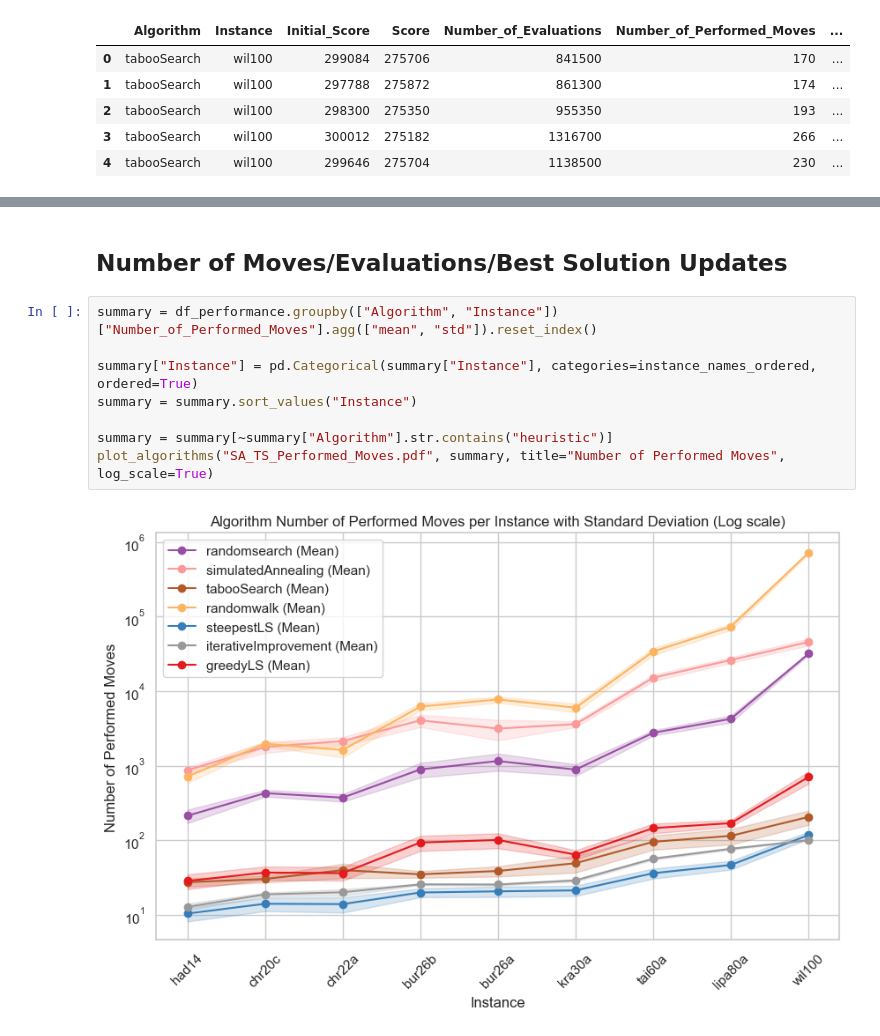
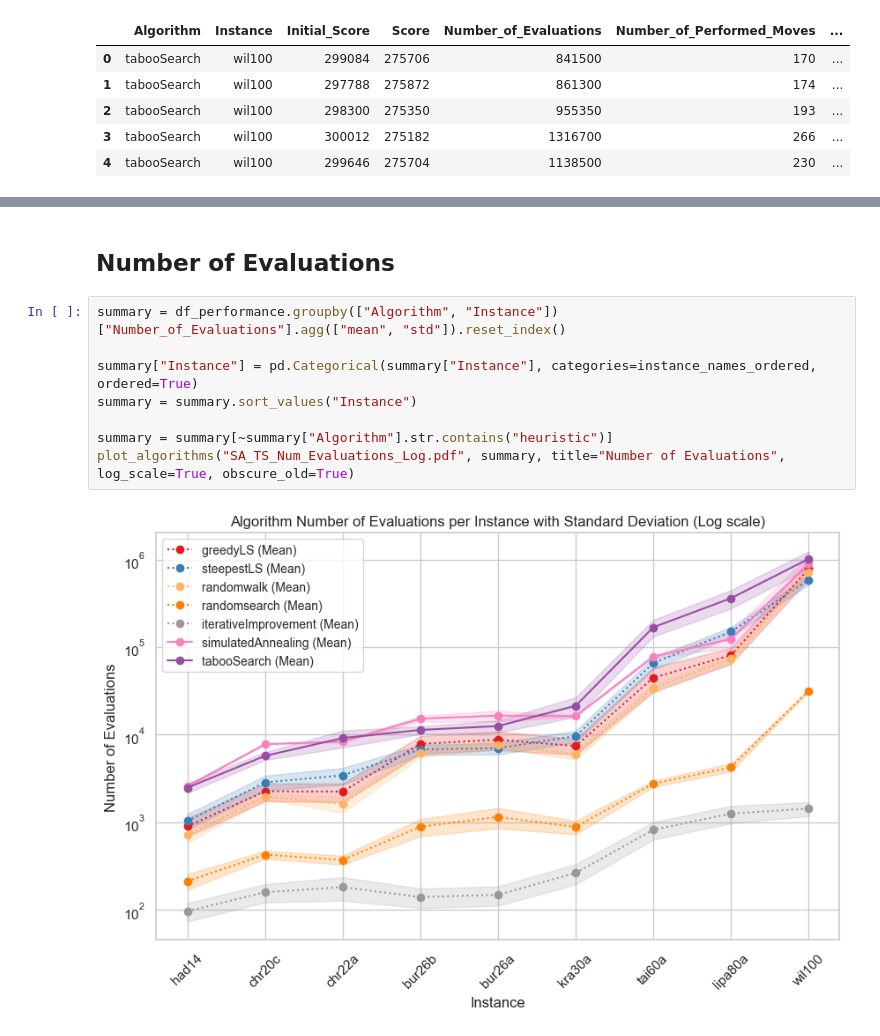
Before and after one commit to MatTheTab/Biologically_Inspired_Algorithms, a Jupyter notebook: SA_TS_Results.ipynb, the cells around one changed output, grey strips where cells are left out. Drawn from its saved outputs; the diff is of its cells as text.

Commit message:
Add new visualizations

```diff
--- a/SA_TS_Results.ipynb
+++ b/SA_TS_Results.ipynb
@@ -259,13 +219,13 @@ plot_efficiency("SA_TS_Runtime_Quality.pdf", summary, show_instances=False, log_
 # %% [markdown]
-## Number of Moves/Evaluations/Best Solution Updates
+## Number of Evaluations
 # %%
-summary = df_performance.groupby(["Algorithm", "Instance"])["Number_of_Performed_Moves"].agg(["mean", "std"]).reset_index()
+summary = df_performance.groupby(["Algorithm", "Instance"])["Number_of_Evaluations"].agg(["mean", "std"]).reset_index()
 
 summary["Instance"] = pd.Categorical(summary["Instance"], categories=instance_names_ordered, ordered=True)
 summary = summary.sort_values("Instance")
 
 summary = summary[~summary["Algorithm"].str.contains("heuristic")]
-plot_algorithms("SA_TS_Performed_Moves.pdf", summary, title="Number of Performed Moves", log_scale=True)
+plot_algorithms("SA_TS_Num_Evaluations_Log.pdf", summary, title="Number of Evaluations", log_scale=True, obscure_old=True)
 # %% [output]
-[figure, old version]
+[figure, new version]
 # %%
```
Also changed, not shown: parts of 18 cells of this notebook, 9 other files.
